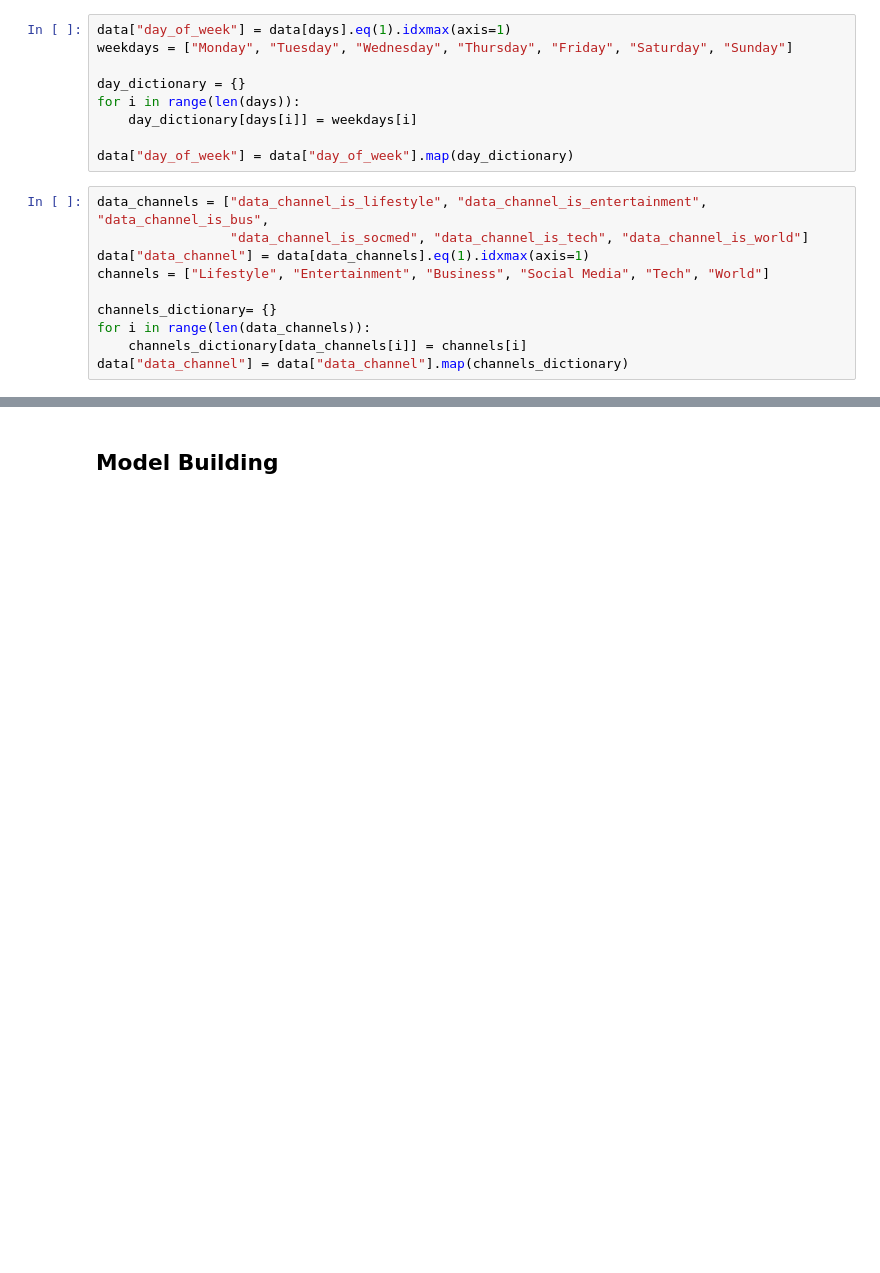
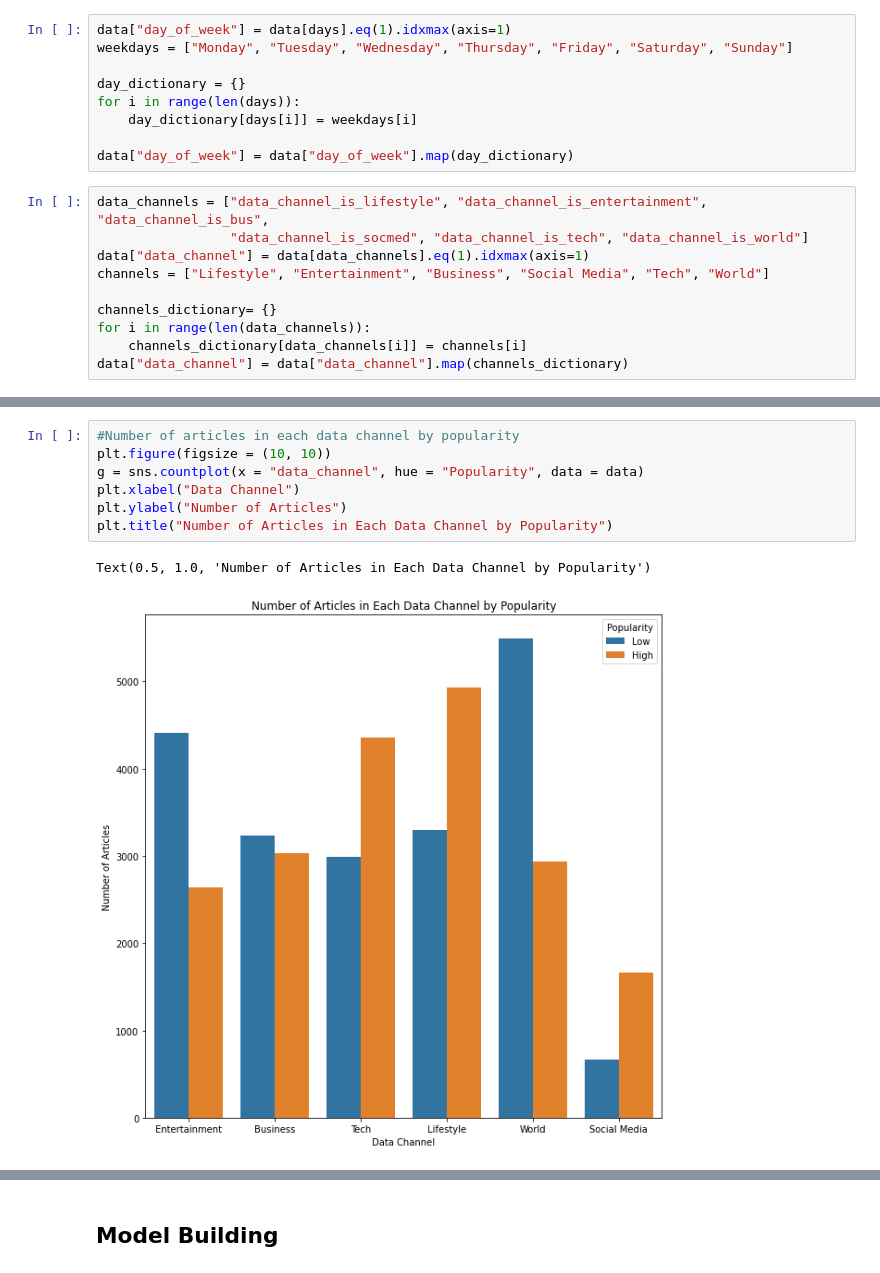
Before and after one commit to matthiasronnau/BANA-273-Term-Project, a Jupyter notebook: BANA-273 Term Project.ipynb, the cells around one changed output, grey strips where cells are left out. Drawn from its saved outputs; the diff is of its cells as text; blank space fills up the shorter version.

```diff
--- a/BANA-273 Term Project.ipynb
+++ b/BANA-273 Term Project.ipynb
@@ -180,0 +203,10 @@ Text(0.5, 1.0, 'Number of Articles by Popularity Category and Weekday Published'
+# %%
+#Number of articles in each data channel by popularity
+plt.figure(figsize = (10, 10))
+g = sns.countplot(x = "data_channel", hue = "Popularity", data = data)
+plt.xlabel("Data Channel")
+plt.ylabel("Number of Articles")
+plt.title("Number of Articles in Each Data Channel by Popularity")
+# %% [output]
+Text(0.5, 1.0, 'Number of Articles in Each Data Channel by Popularity')
+[figure, added]
```
Also changed, not shown: parts of 106 cells of this notebook.
